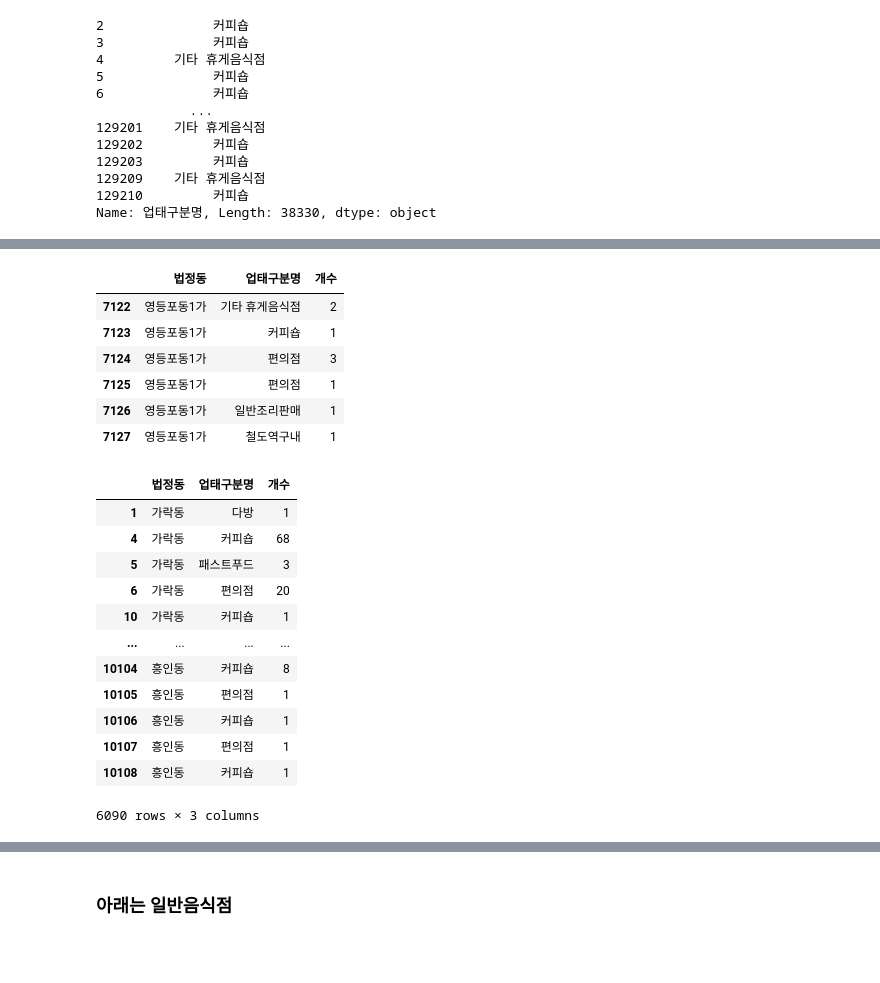
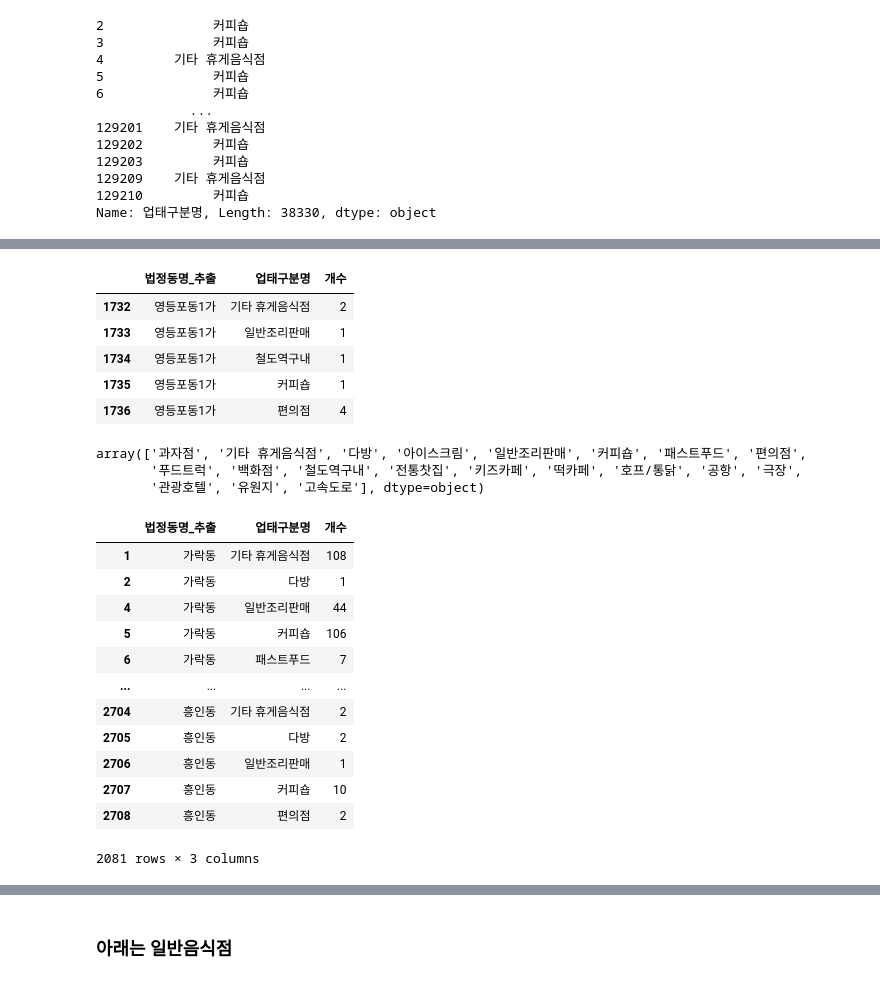
Before and after one commit to naedonnaelife/naedonnaesan, a Jupyter notebook: Clustering/food전처리.ipynb, the cells around one changed output, grey strips where cells are left out. Cells and saved outputs as stored; diff of their text form; code cells hidden in the pictures; blank space fills up the shorter version.

```diff
--- a/Clustering/food전처리.ipynb
+++ b/Clustering/food전처리.ipynb
@@ -109,3 +79,9 @@ df
+# %%
+# '법정동명' 컬럼에서 콤마로 구분된 첫 번째 항목만 추출
+df['법정동명_추출'] = df['법정동'].apply(lambda x: x.split(',')[0])
+
+# '법정동명_추출'이 '동', '로', '가'로 끝나는지 확인
+df['법정동_종류'] = df['법정동명_추출'].apply(lambda x: '동' if x.endswith('동') else ('로' if x.endswith('로') else ('가' if x.endswith('가') else '기타')))
 # %%
 df = df.drop(axis=1, columns='도로명주소')
 # %%
@@ -127,3 +102,0 @@ df
-# %%
-# '법정동' 컬럼에서 '동'으로 끝나는 부분만 추출
-df['법정동'] = df['도로명주소'].str.extract('([가-힣]+동)')
@@ -146,5 +103,5 @@ df[['업태구분명','법정동']]
 # %%
-grouped_df = df.groupby(['법정동', '업태구분명']).size().reset_index(name='개수')
+grouped_df = df.groupby(['법정동명_추출', '업태구분명']).size().reset_index(name='개수')
 # grouped_df.sort_values(ascending=False, by='개수')
 grouped_df
 # %% [output]
@@ -164,2 +120,0 @@ grouped_df
-# %%
-grouped_df['법정동'] = grouped_df['법정동'].str.split(',').str[0]
@@ -182,29 +157,34 @@ grouped_df
 # %%
-grouped_df[grouped_df['법정동'] == '영등포동1가']
+grouped_df[grouped_df['법정동명_추출'] == '영등포동1가']
 # %% [output]
-|  | 법정동 | 업태구분명 | 개수 |
-| 7122 | 영등포동1가 | 기타 휴게음식점 | 2 |
-| 7123 | 영등포동1가 | 커피숍 | 1 |
-| 7124 | 영등포동1가 | 편의점 | 3 |
-| 7125 | 영등포동1가 | 편의점 | 1 |
-| 7126 | 영등포동1가 | 일반조리판매 | 1 |
-| 7127 | 영등포동1가 | 철도역구내 | 1 |
+|  | 법정동명_추출 | 업태구분명 | 개수 |
+| 1732 | 영등포동1가 | 기타 휴게음식점 | 2 |
+| 1733 | 영등포동1가 | 일반조리판매 | 1 |
+| 1734 | 영등포동1가 | 철도역구내 | 1 |
+| 1735 | 영등포동1가 | 커피숍 | 1 |
+| 1736 | 영등포동1가 | 편의점 | 4 |
+# %%
+grouped_df['업태구분명'].unique()
+# %% [output]
+array(['과자점', '기타 휴게음식점', '다방', '아이스크림', '일반조리판매', '커피숍', '패스트푸드', '편의점',
+       '푸드트럭', '백화점', '철도역구내', '전통찻집', '키즈카페', '떡카페', '호프/통닭', '공항', '극장',
+       '관광호텔', '유원지', '고속도로'], dtype=object)
 # %%
-filtered_df = grouped_df[grouped_df['업태구분명'].isin(['편의점', '커피숍', '다방', '패스트푸드'])]
+filtered_df = grouped_df[grouped_df['업태구분명'].isin(['편의점', '커피숍', '다방', '패스트푸드', '기타 휴게음식점', '일반조리판매'])]
 filtered_df
 # %% [output]
-|  | 법정동 | 업태구분명 | 개수 |
-| 1 | 가락동 | 다방 | 1 |
-| 4 | 가락동 | 커피숍 | 68 |
-| 5 | 가락동 | 패스트푸드 | 3 |
-| 6 | 가락동 | 편의점 | 20 |
-| 10 | 가락동 | 커피숍 | 1 |
+|  | 법정동명_추출 | 업태구분명 | 개수 |
+| 1 | 가락동 | 기타 휴게음식점 | 108 |
+| 2 | 가락동 | 다방 | 1 |
+| 4 | 가락동 | 일반조리판매 | 44 |
+| 5 | 가락동 | 커피숍 | 106 |
+| 6 | 가락동 | 패스트푸드 | 7 |
 | ... | ... | ... | ... |
-| 10104 | 흥인동 | 커피숍 | 8 |
-| 10105 | 흥인동 | 편의점 | 1 |
-| 10106 | 흥인동 | 커피숍 | 1 |
-| 10107 | 흥인동 | 편의점 | 1 |
-| 10108 | 흥인동 | 커피숍 | 1 |
+| 2704 | 흥인동 | 기타 휴게음식점 | 2 |
+| 2705 | 흥인동 | 다방 | 2 |
+| 2706 | 흥인동 | 일반조리판매 | 1 |
+| 2707 | 흥인동 | 커피숍 | 10 |
+| 2708 | 흥인동 | 편의점 | 2 |
-6090 rows × 3 columns
+2081 rows × 3 columns
 # %%
 # '법정동'과 '업태구분명'으로 그룹화하고 '개수'의 합을 계산
```
Also changed, not shown: parts of 38 cells of this notebook, 3 other files.
